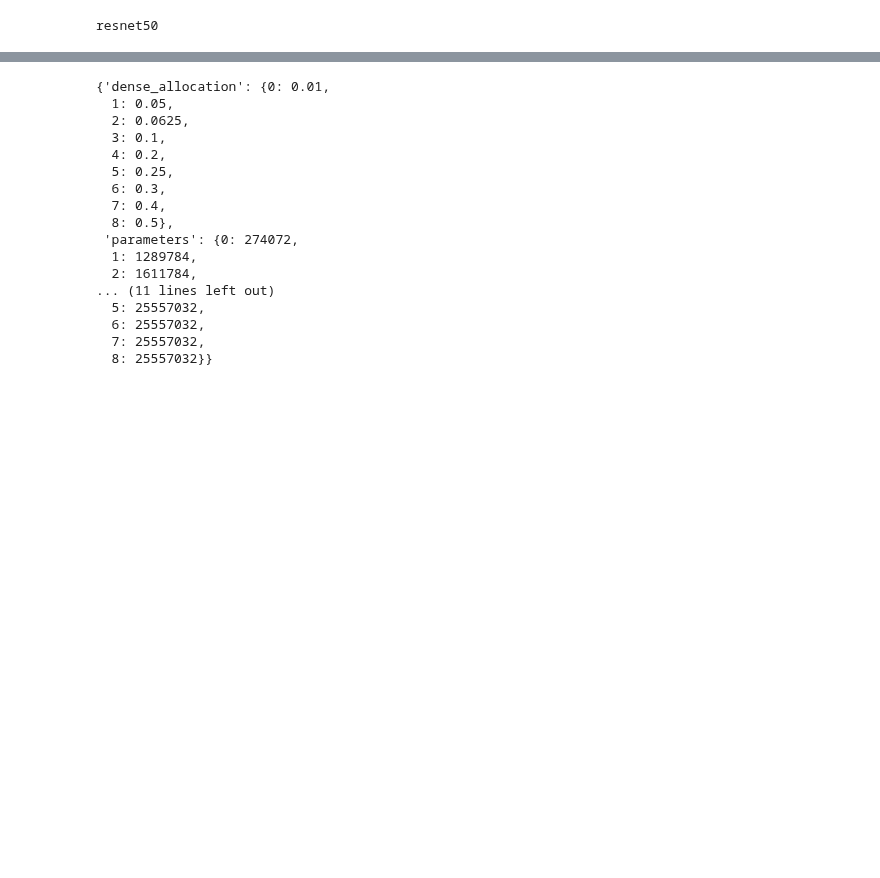
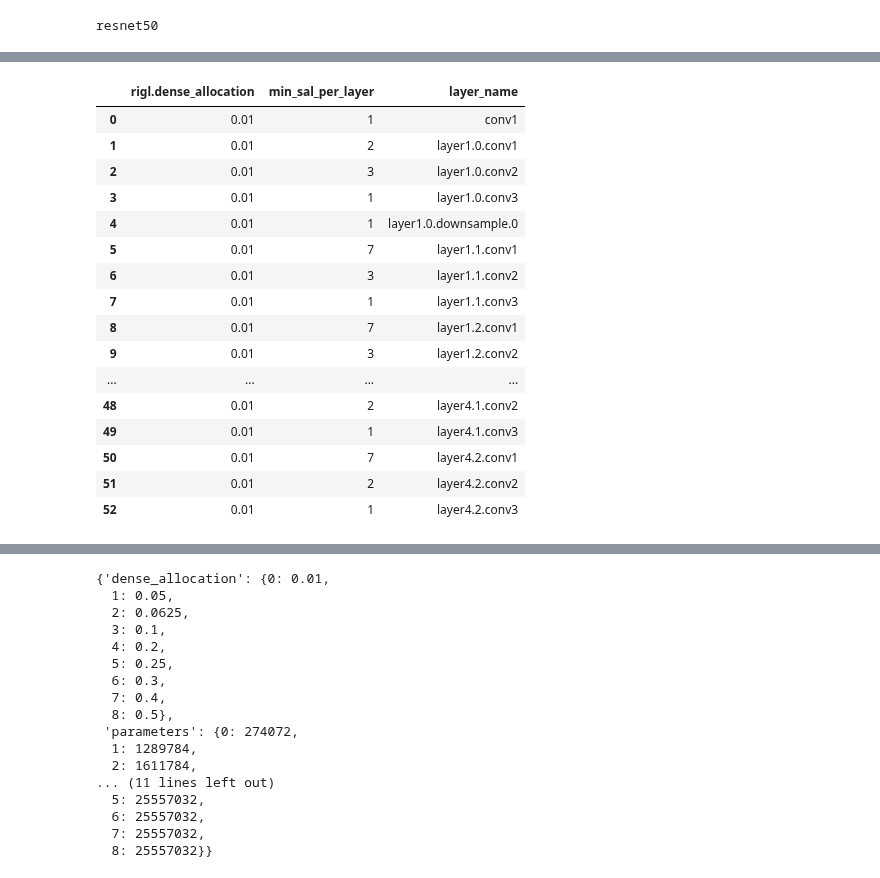
Before and after one commit to calgaryml/condensed-sparsity, a Jupyter notebook: notebooks/main.ipynb, the cells around one changed output, grey strips where cells are left out. Saved outputs shown, nothing was run; the diff lists cells and outputs as text; code cells hidden in the pictures; blank space fills up the shorter version.

Commit message:
added min sal per layer attribute to pruner

```diff
--- a/notebooks/main.ipynb
+++ b/notebooks/main.ipynb
@@ -41,7 +41,9 @@ with initialize("../configs", version_base="1.2.0"):
             # "compute.distributed=False",
             "model=resnet50",
             # "model=skinny_resnet18",
-            "rigl.dense_allocation=0.05",
+            "rigl.dense_allocation=0.01",
+            "rigl.delta=2",
+            "rigl.grad_accumulation_n=1"
             ])
 dotenv.load_dotenv("../.env")
 os.environ["IMAGE_NET_PATH"]
@@ -55,3 +57,5 @@ def reinit_ablated_neuron_count(pruner: RigLConstFanScheduler) -> RigLConstFanSc
             for layer in pruner.active_neurons
         ]
     return pruner
+# %%
+run_id="cjkc5i44"
@@ -57,0 +194,23 @@ def reinit_ablated_neuron_count(pruner: RigLConstFanScheduler) -> RigLConstFanSc
+# %%
+import pandas as pd
+df = pd.DataFrame(results)
+df.to_csv("../min-sal-per-layer.csv")
+display(df)
+# %% [output]
+|  | rigl.dense_allocation | min_sal_per_layer | layer_name |
+| 0 | 0.01 | 1 | conv1 |
+| 1 | 0.01 | 2 | layer1.0.conv1 |
+| 2 | 0.01 | 3 | layer1.0.conv2 |
+| 3 | 0.01 | 1 | layer1.0.conv3 |
+| 4 | 0.01 | 1 | layer1.0.downsample.0 |
+| 5 | 0.01 | 7 | layer1.1.conv1 |
+| 6 | 0.01 | 3 | layer1.1.conv2 |
+| 7 | 0.01 | 1 | layer1.1.conv3 |
+| 8 | 0.01 | 7 | layer1.2.conv1 |
+| 9 | 0.01 | 3 | layer1.2.conv2 |
+| ... | ... | ... | ... |
+| 48 | 0.01 | 2 | layer4.1.conv2 |
+| 49 | 0.01 | 1 | layer4.1.conv3 |
+| 50 | 0.01 | 7 | layer4.2.conv1 |
+| 51 | 0.01 | 2 | layer4.2.conv2 |
+| 52 | 0.01 | 1 | layer4.2.conv3 |
```
Also changed, not shown: parts of 10 cells of this notebook, 2 other files.
